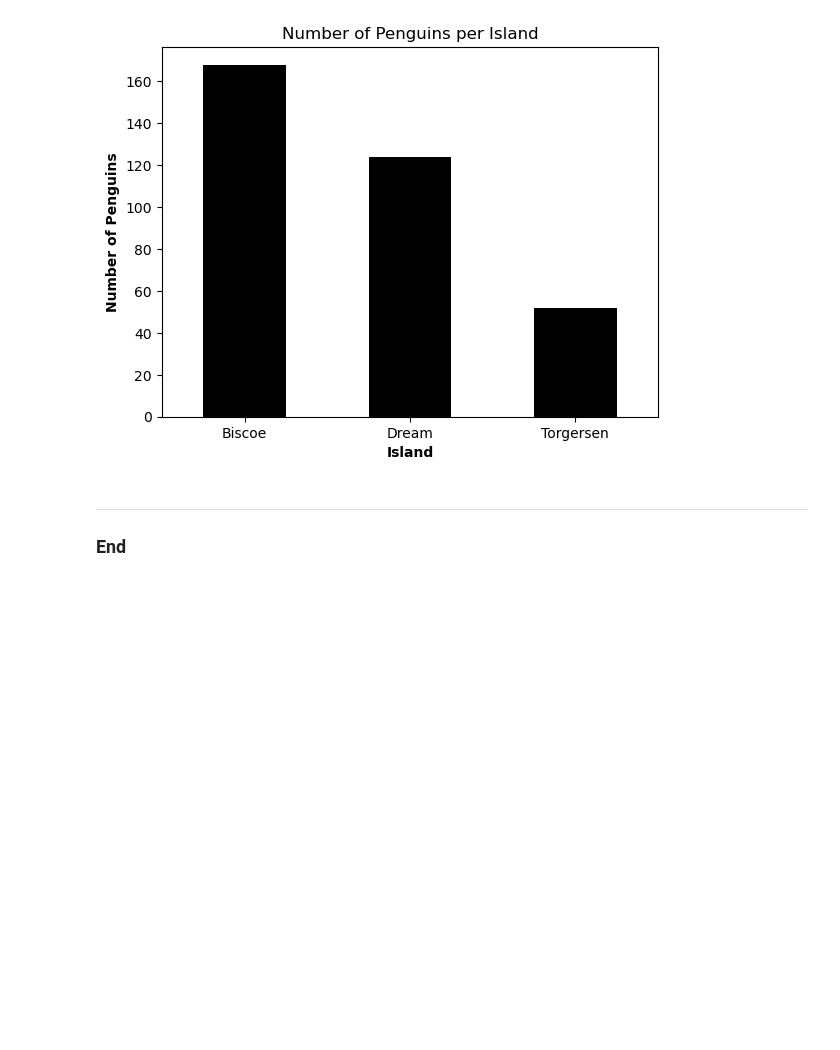
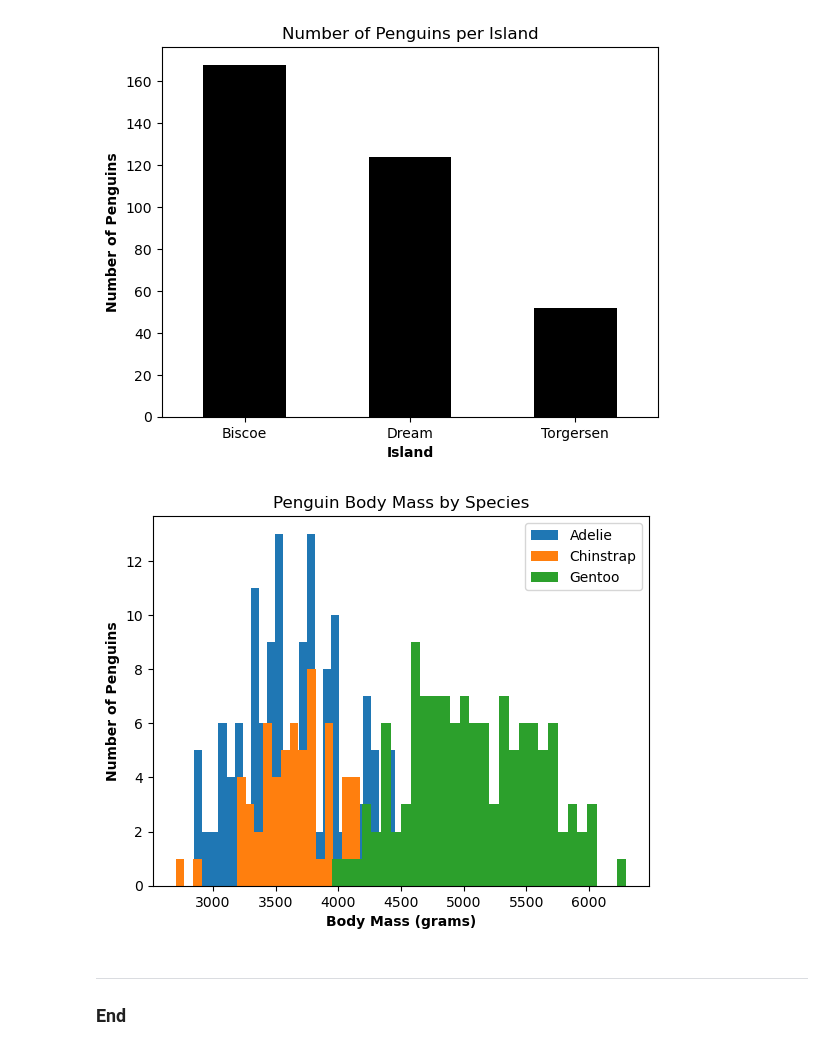
Before and after one commit to CianGallagher/principles-of-data-analytics, a Jupyter notebook: penguins.ipynb, the cells around one changed output. Cells and saved outputs as stored; diff of their text form; code cells hidden in the pictures; blank space fills up the shorter version.

Commit message:
penguin mass by species histogram written using pandas and matplotlib

```diff
--- a/penguins.ipynb
+++ b/penguins.ipynb
@@ -93,6 +94,24 @@ plt.ylabel('Number of Penguins', fontweight='bold')
 plt.show()
 # %% [output]
 [figure]
+# %%
+# Histogram showing the body mass of penguins by species using pandas and pyplot
+
+# Using pandas groupby method to group the data by species and then by body mass.
+penguin_mass_by_species = df.groupby('species')['body_mass_g']
+
+# Using pandas to .plot histogram
+penguin_mass_by_species.plot(kind='hist', bins=30, legend=True)
+
+# Using matplotlib to add title and label axes.
+plt.title('Penguin Body Mass by Species')
+plt.xlabel('Body Mass (grams)', fontweight='bold')
+plt.ylabel('Number of Penguins', fontweight='bold')
+
+# Showing the plot using matplotlib
+plt.show()
+# %% [output]
+[figure, added]
 # %% [markdown]
 ***
 
```
Also changed, not shown: parts of 1 cell of this notebook.
